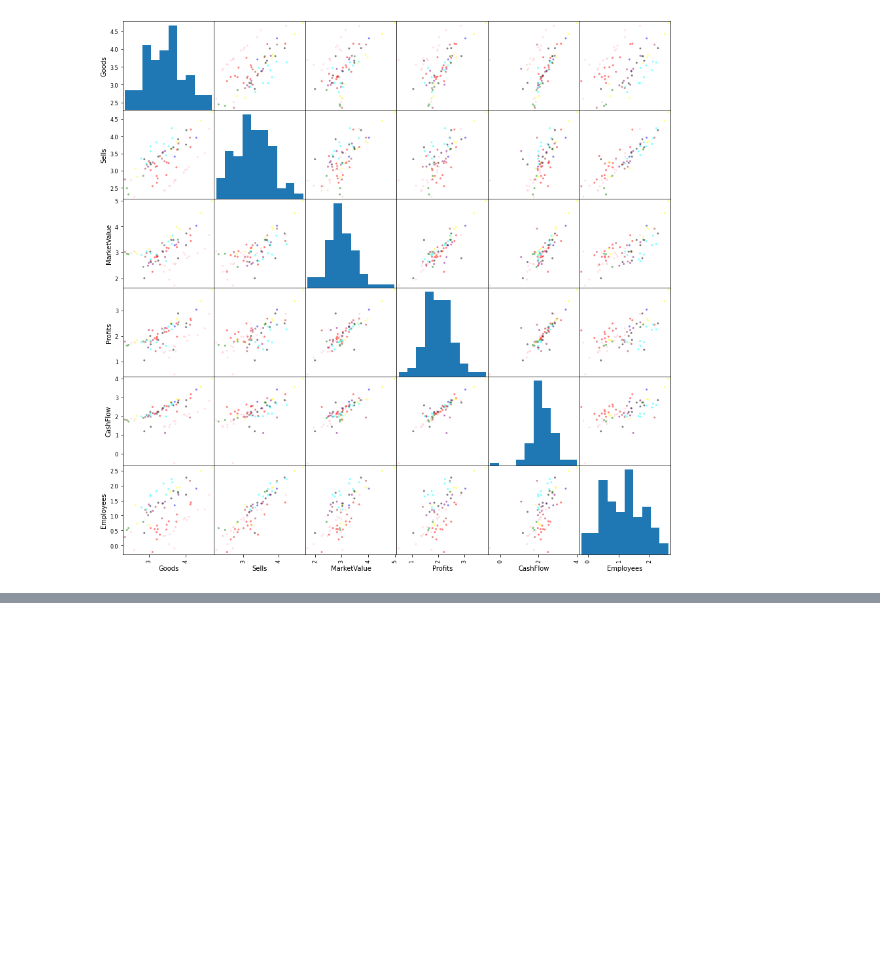
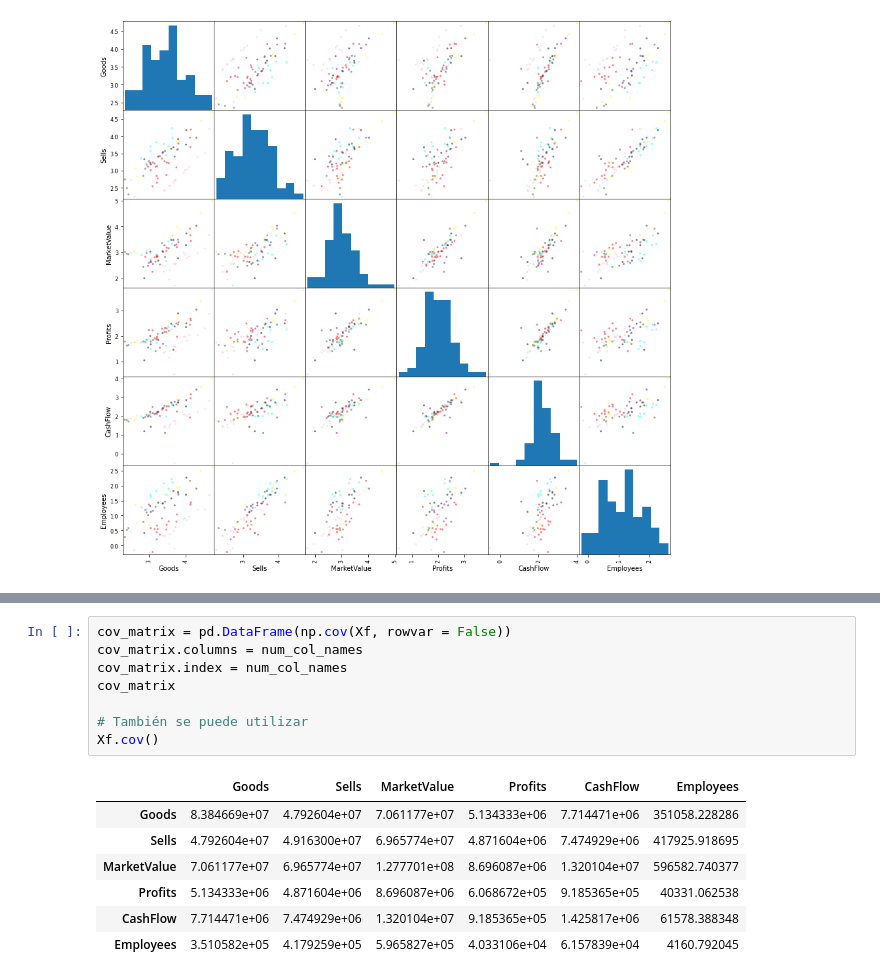
Before and after one commit to MartinSantaGitHub/curso-estadistica-multivariante, a Jupyter notebook: Tareas/tarea_02.ipynb, the cells around one changed output, grey strips where cells are left out. Cells and saved outputs as stored; diff of their text form; blank space fills up the shorter version.

```diff
--- a/Tareas/tarea_02.ipynb
+++ b/Tareas/tarea_02.ipynb
@@ -157,0 +166,16 @@ print_scatter_matrix(df_features_y,"Department",color_dict)
+# %%
+cov_matrix = pd.DataFrame(np.cov(Xf, rowvar = False))
+cov_matrix.columns = num_col_names
+cov_matrix.index = num_col_names
+cov_matrix
+
+# También se puede utilizar
+Xf.cov()
+# %% [output]
+|  | Goods | Sells | MarketValue | Profits | CashFlow | Employees |
+| Goods | 8.384669e+07 | 4.792604e+07 | 7.061177e+07 | 5.134333e+06 | 7.714471e+06 | 351058.228286 |
+| Sells | 4.792604e+07 | 4.916300e+07 | 6.965774e+07 | 4.871604e+06 | 7.474929e+06 | 417925.918695 |
+| MarketValue | 7.061177e+07 | 6.965774e+07 | 1.277701e+08 | 8.696087e+06 | 1.320104e+07 | 596582.740377 |
+| Profits | 5.134333e+06 | 4.871604e+06 | 8.696087e+06 | 6.068672e+05 | 9.185365e+05 | 40331.062538 |
+| CashFlow | 7.714471e+06 | 7.474929e+06 | 1.320104e+07 | 9.185365e+05 | 1.425817e+06 | 61578.388348 |
+| Employees | 3.510582e+05 | 4.179259e+05 | 5.965827e+05 | 4.033106e+04 | 6.157839e+04 | 4160.792045 |
```
Also changed, not shown: parts of 4 cells of this notebook.
